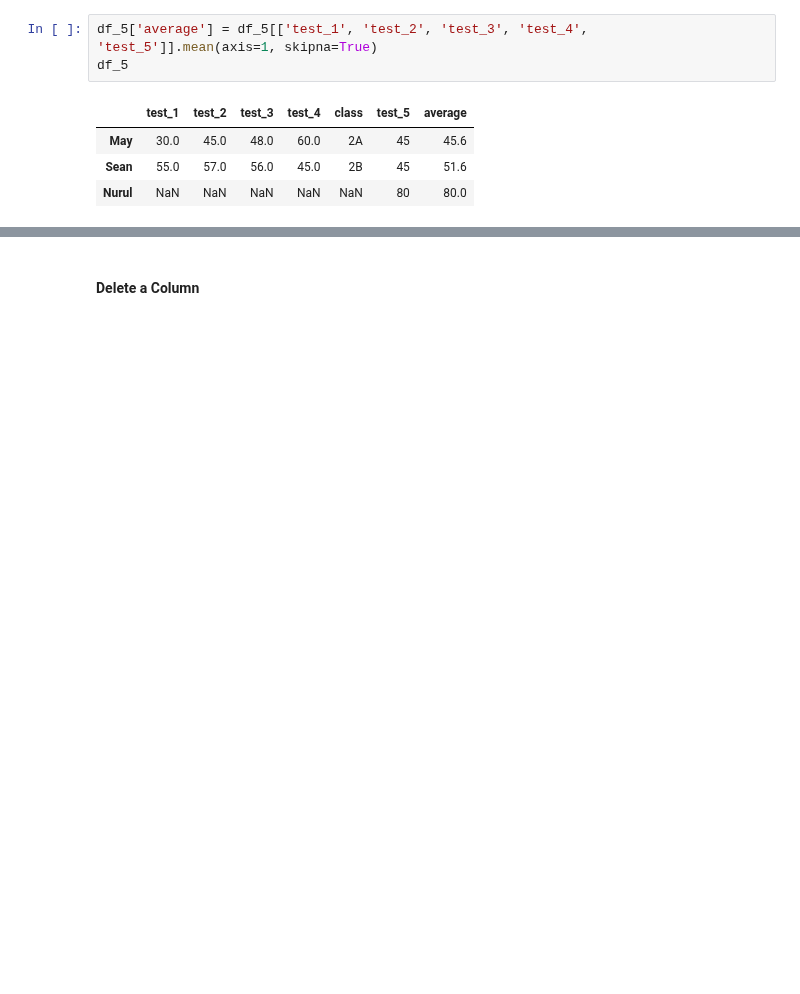
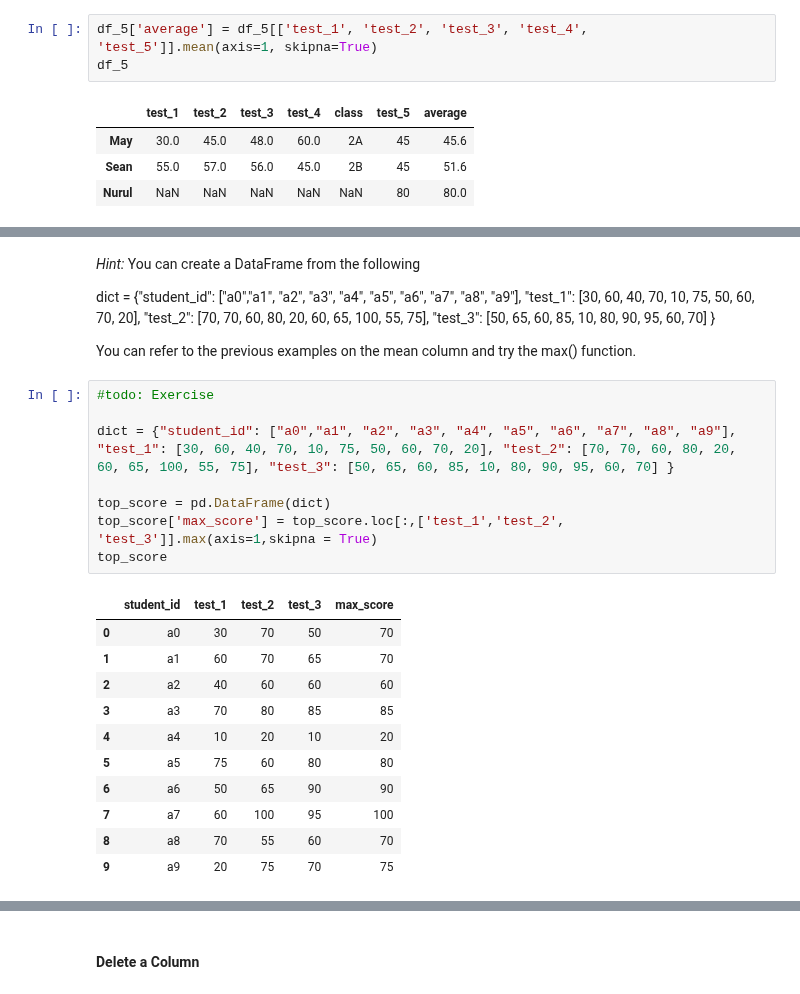
Before and after one commit to nyp-sit/agods, a Jupyter notebook: day2/solutions/7 Pandas (w ans).ipynb, the cells around one changed output, grey strips where cells are left out. Cells and saved outputs as stored; diff of their text form; blank space fills up the shorter version.

```diff
--- a/day2/solutions/7 Pandas (w ans).ipynb
+++ b/day2/solutions/7 Pandas (w ans).ipynb
@@ -330,0 +612,31 @@ df_5
+# %% [markdown]
+*Hint:*
+You can create a DataFrame from the following
+
+dict = {"student_id": ["a0","a1", "a2", "a3", "a4", "a5", "a6", "a7", "a8", "a9"],
+       "test_1": [30, 60, 40, 70, 10, 75, 50, 60, 70, 20],
+       "test_2": [70, 70, 60, 80, 20, 60, 65, 100, 55, 75],
+       "test_3": [50, 65, 60, 85, 10, 80, 90, 95, 60, 70] }
+
+
+You can refer to the previous examples on the mean column and try the max() function.
+# %%
+#todo: Exercise
+
+dict = {"student_id": ["a0","a1", "a2", "a3", "a4", "a5", "a6", "a7", "a8", "a9"], "test_1": [30, 60, 40, 70, 10, 75, 50, 60, 70, 20], "test_2": [70, 70, 60, 80, 20, 60, 65, 100, 55, 75], "test_3": [50, 65, 60, 85, 10, 80, 90, 95, 60, 70] }
+
+top_score = pd.DataFrame(dict)
+top_score['max_score'] = top_score.loc[:,['test_1','test_2', 'test_3']].max(axis=1,skipna = True)
+top_score
+# %% [output]
+|  | student_id | test_1 | test_2 | test_3 | max_score |
+| 0 | a0 | 30 | 70 | 50 | 70 |
+| 1 | a1 | 60 | 70 | 65 | 70 |
+| 2 | a2 | 40 | 60 | 60 | 60 |
+| 3 | a3 | 70 | 80 | 85 | 85 |
+| 4 | a4 | 10 | 20 | 10 | 20 |
+| 5 | a5 | 75 | 60 | 80 | 80 |
+| 6 | a6 | 50 | 65 | 90 | 90 |
+| 7 | a7 | 60 | 100 | 95 | 100 |
+| 8 | a8 | 70 | 55 | 60 | 70 |
+| 9 | a9 | 20 | 75 | 70 | 75 |
```
Also changed, not shown: parts of 108 cells of this notebook.
